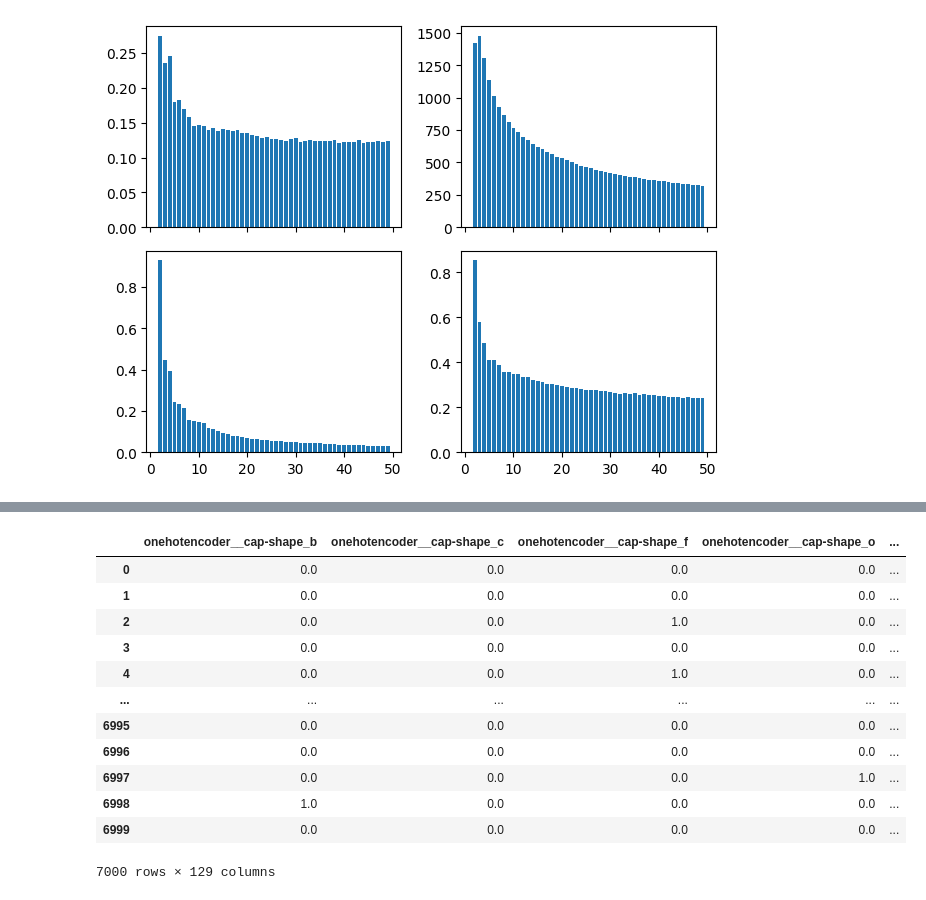
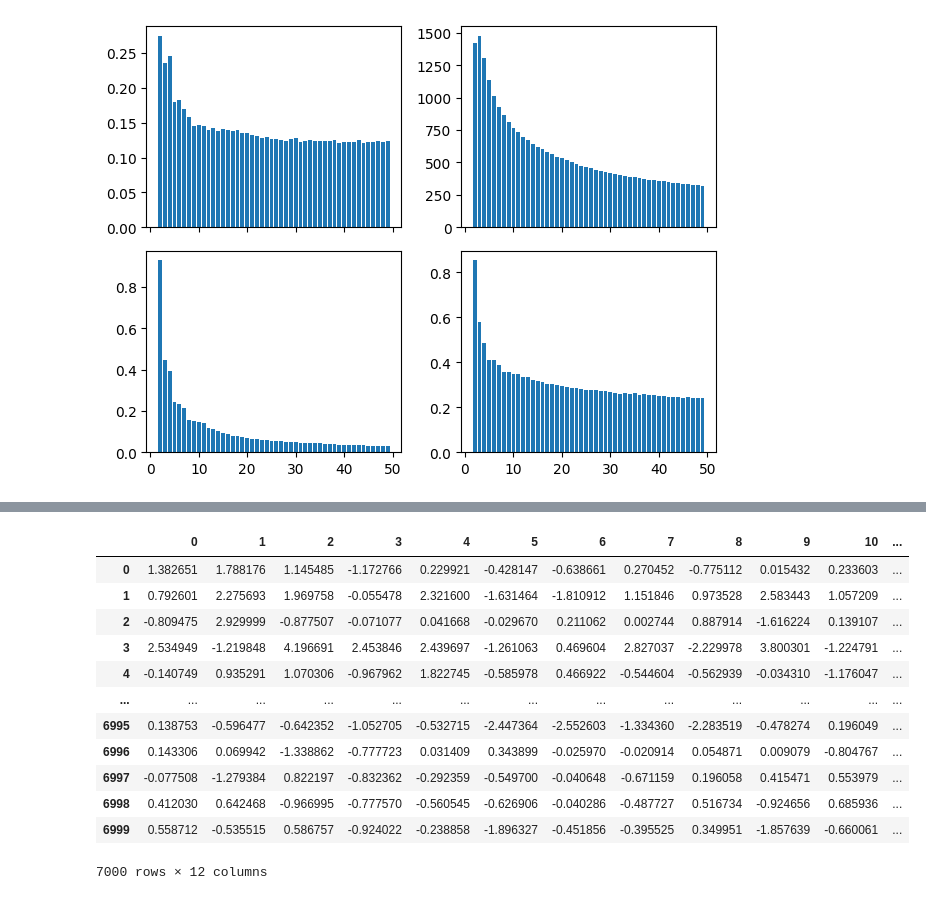
Before and after one commit to lboadi2/machine_learning, a Jupyter notebook: 3_unsupervised_learning/unsupe_models.ipynb, the cells around one changed output, grey strips where cells are left out. Drawn from its saved outputs; the diff is of its cells as text; code cells hidden in the pictures.

Commit message:
fixed data generation for EM algo

```diff
--- a/3_unsupervised_learning/unsupe_models.ipynb
+++ b/3_unsupervised_learning/unsupe_models.ipynb
@@ -1011,17 +976,24 @@ x_shroom
-# %%
-df_c = pd.concat([x_shroom,y_shroom], axis=1)
-df_c
-# %% [output]
-|  | onehotencoder__cap-shape_b | onehotencoder__cap-shape_c | onehotencoder__cap-shape_f | onehotencoder__cap-shape_o | ... |
-| 0 | 0.0 | 0.0 | 0.0 | 0.0 | ... |
-| 1 | 0.0 | 0.0 | 0.0 | 0.0 | ... |
-| 2 | 0.0 | 0.0 | 1.0 | 0.0 | ... |
-| 3 | 0.0 | 0.0 | 0.0 | 0.0 | ... |
-| 4 | 0.0 | 0.0 | 1.0 | 0.0 | ... |
-| ... | ... | ... | ... | ... | ... |
-| 6995 | 0.0 | 0.0 | 0.0 | 0.0 | ... |
-| 6996 | 0.0 | 0.0 | 0.0 | 0.0 | ... |
-| 6997 | 0.0 | 0.0 | 0.0 | 1.0 | ... |
-| 6998 | 1.0 | 0.0 | 0.0 | 0.0 | ... |
-| 6999 | 0.0 | 0.0 | 0.0 | 0.0 | ... |
-7000 rows × 129 columns
+# %%
+x_new, y_new = GaussianMixture(n_init=10,
+                                n_components=5).\
+                                    fit(x_wine).sample(n_samples=7000)
+
+x_transformed = pd.DataFrame(x_new)
+y_transformed = pd.DataFrame(y_new)
+
+x_final = pd.concat([x_transformed,y_transformed], axis=1)
+x_final
+# %% [output]
+|  | 0 | 1 | 2 | 3 | 4 | 5 | 6 | 7 | 8 | 9 | 10 | ... |
+| 0 | 1.382651 | 1.788176 | 1.145485 | -1.172766 | 0.229921 | -0.428147 | -0.638661 | 0.270452 | -0.775112 | 0.015432 | 0.233603 | ... |
+| 1 | 0.792601 | 2.275693 | 1.969758 | -0.055478 | 2.321600 | -1.631464 | -1.810912 | 1.151846 | 0.973528 | 2.583443 | 1.057209 | ... |
+| 2 | -0.809475 | 2.929999 | -0.877507 | -0.071077 | 0.041668 | -0.029670 | 0.211062 | 0.002744 | 0.887914 | -1.616224 | 0.139107 | ... |
+| 3 | 2.534949 | -1.219848 | 4.196691 | 2.453846 | 2.439697 | -1.261063 | 0.469604 | 2.827037 | -2.229978 | 3.800301 | -1.224791 | ... |
+| 4 | -0.140749 | 0.935291 | 1.070306 | -0.967962 | 1.822745 | -0.585978 | 0.466922 | -0.544604 | -0.562939 | -0.034310 | -1.176047 | ... |
+| ... | ... | ... | ... | ... | ... | ... | ... | ... | ... | ... | ... | ... |
+| 6995 | 0.138753 | -0.596477 | -0.642352 | -1.052705 | -0.532715 | -2.447364 | -2.552603 | -1.334360 | -2.283519 | -0.478274 | 0.196049 | ... |
+| 6996 | 0.143306 | 0.069942 | -1.338862 | -0.777723 | 0.031409 | 0.343899 | -0.025970 | -0.020914 | 0.054871 | 0.009079 | -0.804767 | ... |
+| 6997 | -0.077508 | -1.279384 | 0.822197 | -0.832362 | -0.292359 | -0.549700 | -0.040648 | -0.671159 | 0.196058 | 0.415471 | 0.553979 | ... |
+| 6998 | 0.412030 | 0.642468 | -0.966995 | -0.777570 | -0.560545 | -0.626906 | -0.040286 | -0.487727 | 0.516734 | -0.924656 | 0.685936 | ... |
+| 6999 | 0.558712 | -0.535515 | 0.586757 | -0.924022 | -0.238858 | -1.896327 | -0.451856 | -0.395525 | 0.349951 | -1.857639 | -0.660061 | ... |
+7000 rows × 12 columns
```
Also changed, not shown: parts of 8 cells of this notebook.
